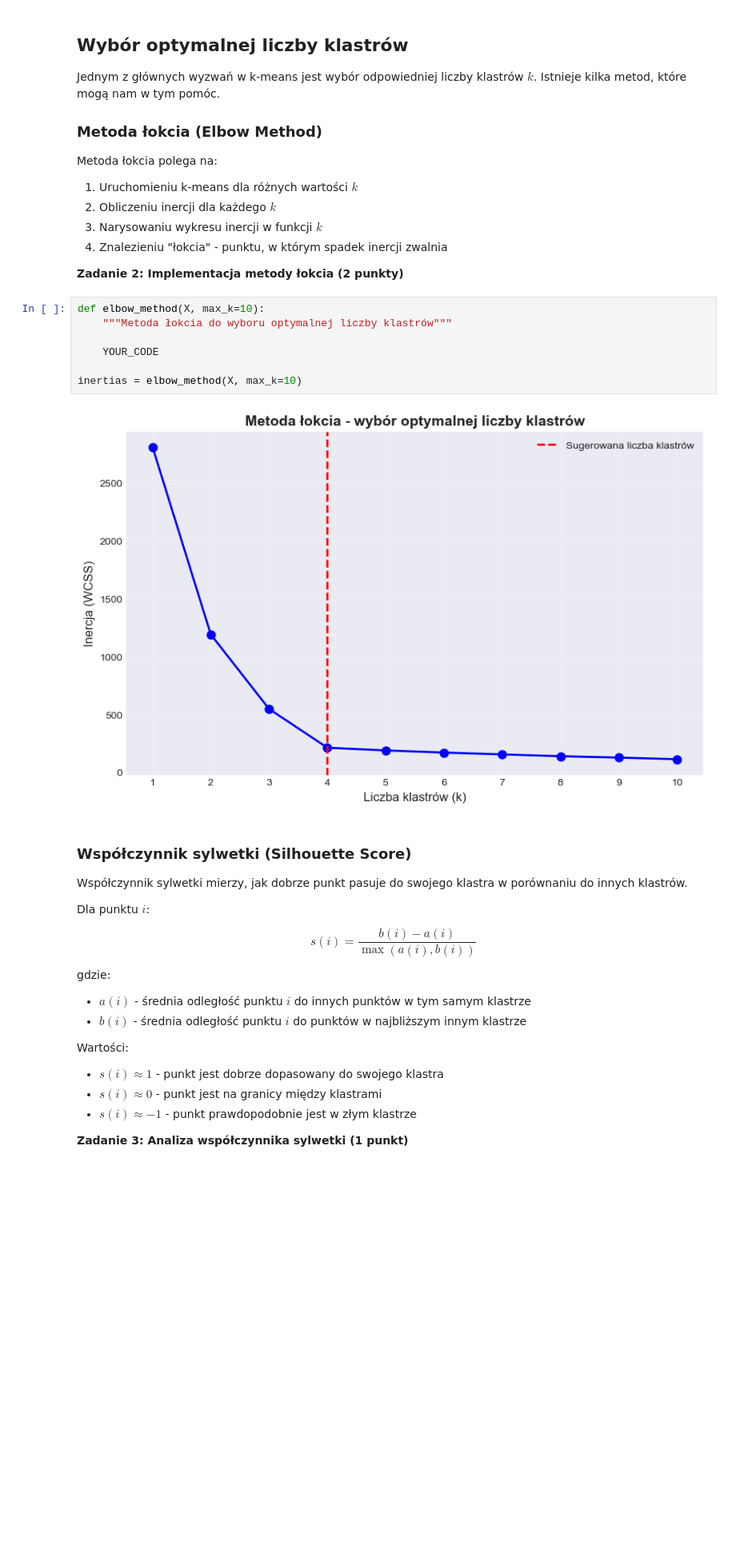
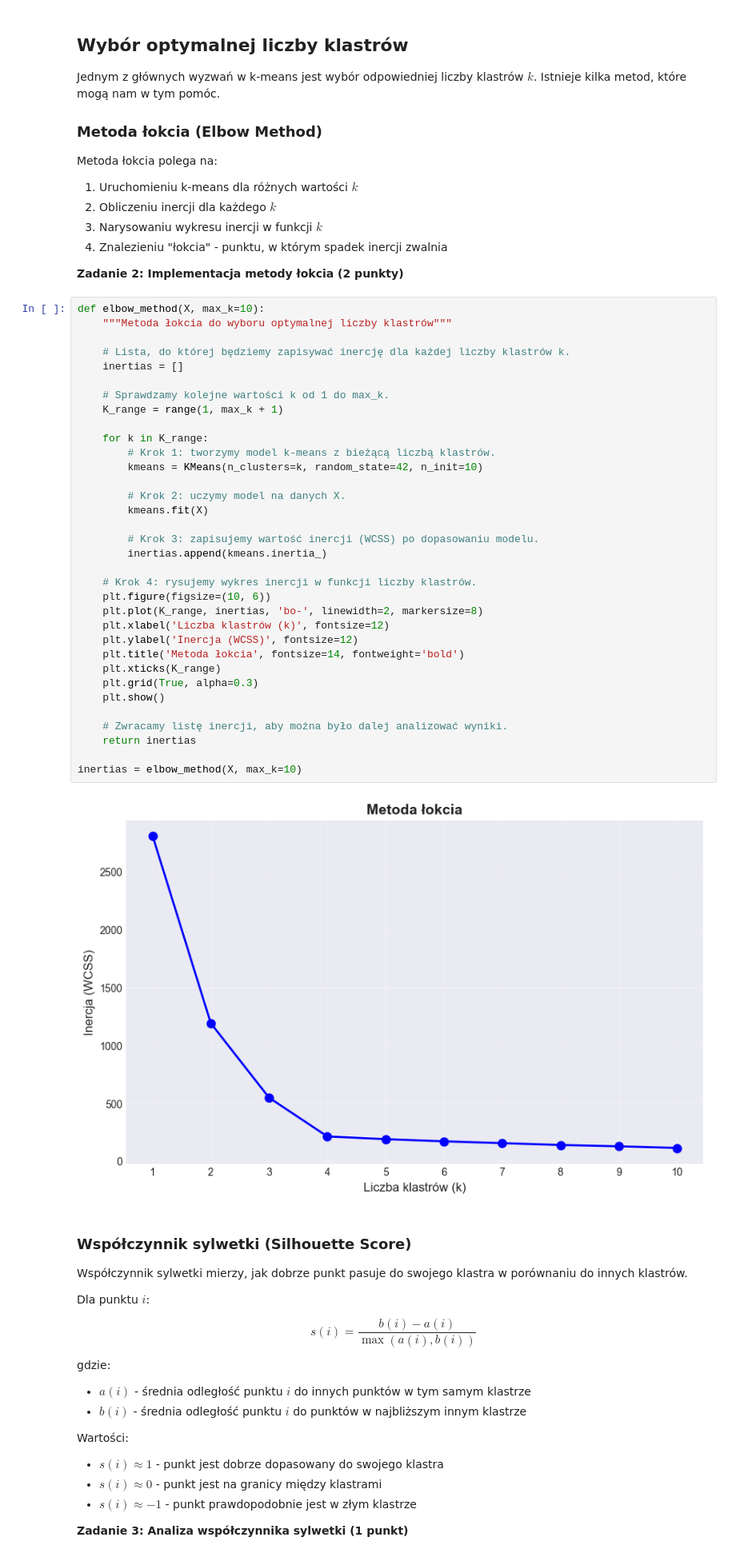
Before and after one commit to Dariooo23/MPSI_25_26, a Jupyter notebook: 10.Grupowanie_k-srednich.ipynb, the cells around one changed output. Shown at 80% size. Drawn from its saved outputs; the diff is of its cells as text; blank space fills up the shorter version.

```diff
--- a/10.Grupowanie_k-srednich.ipynb
+++ b/10.Grupowanie_k-srednich.ipynb
@@ -300,15 +309,42 @@ Metoda łokcia polega na:
 4. Znalezieniu "łokcia" - punktu, w którym spadek inercji zwalnia
 
 **Zadanie 2: Implementacja metody łokcia (2 punkty)**
-# %%
-def elbow_method(X, max_k=10):
-    """Metoda łokcia do wyboru optymalnej liczby klastrów"""
-
-    YOUR_CODE
-
-inertias = elbow_method(X, max_k=10)
-# %% [output]
-[figure, removed]
+# %%
+def elbow_method(X, max_k=10):
+    """Metoda łokcia do wyboru optymalnej liczby klastrów"""
+
+    # Lista, do której będziemy zapisywać inercję dla każdej liczby klastrów k.
+    inertias = []
+
+    # Sprawdzamy kolejne wartości k od 1 do max_k.
+    K_range = range(1, max_k + 1)
+
+    for k in K_range:
+        # Krok 1: tworzymy model k-means z bieżącą liczbą klastrów.
+        kmeans = KMeans(n_clusters=k, random_state=42, n_init=10)
+
+        # Krok 2: uczymy model na danych X.
+        kmeans.fit(X)
+
+        # Krok 3: zapisujemy wartość inercji (WCSS) po dopasowaniu modelu.
+        inertias.append(kmeans.inertia_)
+
+    # Krok 4: rysujemy wykres inercji w funkcji liczby klastrów.
+    plt.figure(figsize=(10, 6))
+    plt.plot(K_range, inertias, 'bo-', linewidth=2, markersize=8)
+    plt.xlabel('Liczba klastrów (k)', fontsize=12)
+    plt.ylabel('Inercja (WCSS)', fontsize=12)
+    plt.title('Metoda łokcia', fontsize=14, fontweight='bold')
+    plt.xticks(K_range)
+    plt.grid(True, alpha=0.3)
+    plt.show()
+
+    # Zwracamy listę inercji, aby można było dalej analizować wyniki.
+    return inertias
+
+inertias = elbow_method(X, max_k=10)
+# %% [output]
+[figure, added]
 # %% [markdown]
 ### **Współczynnik sylwetki (Silhouette Score)**
 
```
Also changed, not shown: parts of 7 cells of this notebook.
